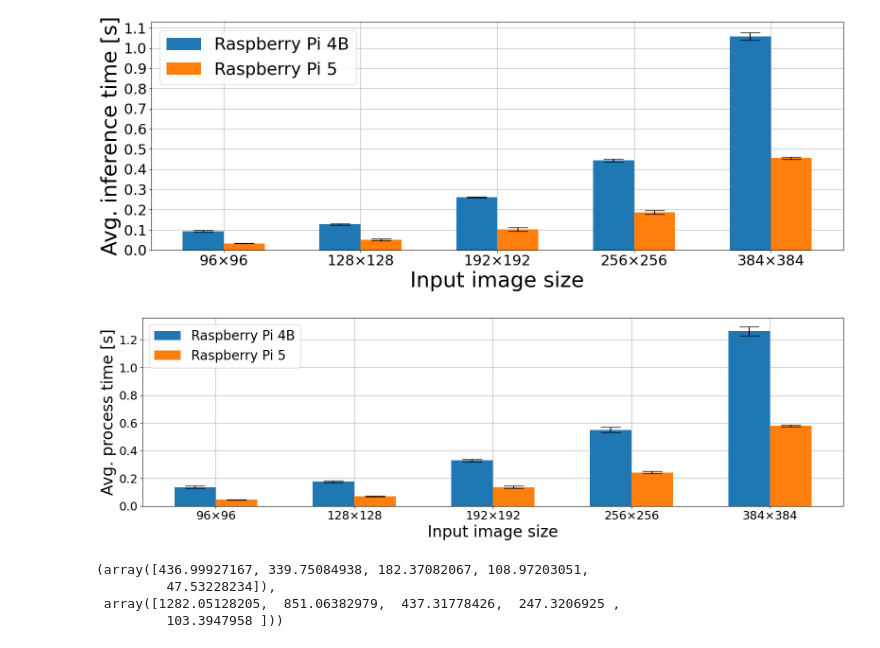
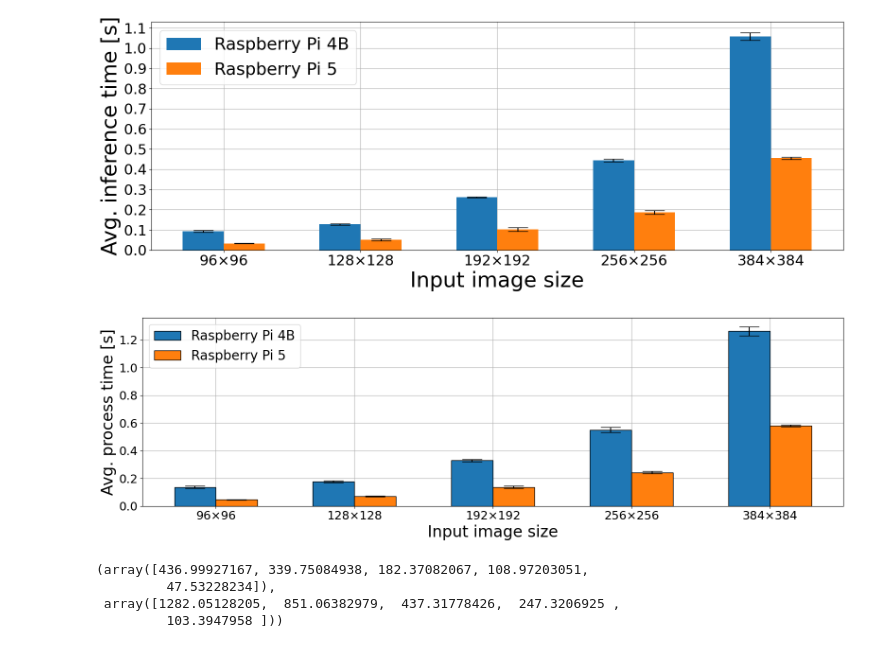
Before and after one commit to PUTvision/solar-irradiance, a Jupyter notebook: notebooks/article_graphic.ipynb, the cells around one changed output. Cells and saved outputs as stored; diff of their text form; code cells hidden in the pictures.

Commit message:
Update notebook with graphics

```diff
--- a/notebooks/article_graphic.ipynb
+++ b/notebooks/article_graphic.ipynb
@@ -165,34 +165,34 @@ plt.show()
 # %%
 fig, ax = plt.subplots(1, 1, figsize=(16, 5))
 
 X = ['96×96', '128×128', '192×192', '256×256', '384×384']
 
 X_axis = np.arange(len(X))
 Y_axis = np.round(np.arange(0, 1.4, 0.2), 1)
 
 width = 0.3
 rpi_4B_process = np.array(rpi_4B_inference) + np.array(rpi_4B_preprocessing) + np.array(rpi_4B_sun_mask) + np.array(rpi_4B_irradiance_channel) + np.array(rpi_4B_cloud_channel) + np.array(rpi_4B_optical_flow)
 yerr = np.array(rpi_4B_inference_std) + np.array(rpi_4B_preprocessing_std) + np.array(rpi_4B_sun_mask_std) + np.array(rpi_4B_irradiance_channel_std) + np.array(rpi_4B_cloud_channel_std) + np.array(rpi_4B_optical_flow_std)
-ax.bar(X_axis - width/2, rpi_4B_process, width, label='Raspberry Pi 4B')
+ax.bar(X_axis - width/2, rpi_4B_process, width, label='Raspberry Pi 4B', edgecolor='black')
 ax.errorbar(X_axis - width/2, rpi_4B_process, yerr=yerr, fmt='none', ecolor='black', capsize=15)
 
 rpi_5_process = np.array(rpi_5_inference) + np.array(rpi_5_preprocessing) + np.array(rpi_5_sun_mask) + np.array(rpi_5_irradiance_channel) + np.array(rpi_5_cloud_channel) + np.array(rpi_5_optical_flow)
 yerr = np.array(rpi_5_inference_std) + np.array(rpi_5_preprocessing_std) + np.array(rpi_5_sun_mask_std) + np.array(rpi_5_irradiance_channel_std) + np.array(rpi_5_cloud_channel_std) + np.array(rpi_5_optical_flow_std)
-ax.bar(X_axis + width/2, rpi_5_process, width, label='Raspberry Pi 5')
+ax.bar(X_axis + width/2, rpi_5_process, width, label='Raspberry Pi 5', edgecolor='black')
 ax.errorbar(X_axis + width/2, rpi_5_process, yerr=rpi_5_inference_std, fmt='none', ecolor='black', capsize=15)
 
 ax.set_xticks(X_axis, X, fontsize=18)
 ax.set_yticks(Y_axis, Y_axis, fontsize=18)
 ax.set_xlabel('Input image size', fontsize=24)
 ax.set_ylabel('Avg. process time [s]', fontsize=24)
 ax.grid(True)
 ax.set_axisbelow(True)
 plt.legend(fontsize=20)
 plt.tight_layout()
 plt.show()
 # plt.savefig('process_times.pdf')
 # %% [output]
-[figure, old version]
+[figure, new version]
 # %%
 60 / rpi_4B_process, 60 / rpi_5_process
 # %% [output]
```
